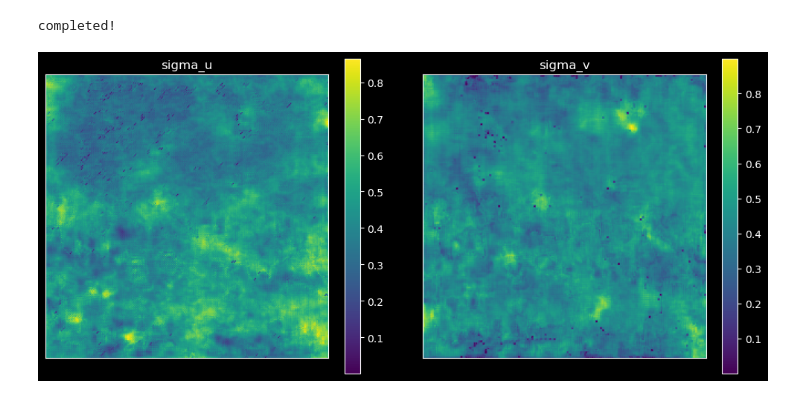
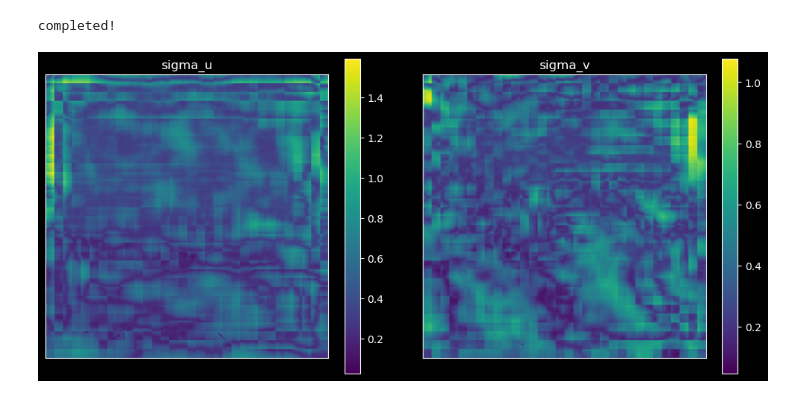
Before and after one commit to HardingPan/UR, a Jupyter notebook: baseline/multimodel-compare.ipynb, the cells around one changed output. Cells and saved outputs as stored; diff of their text form; code cells hidden in the pictures.

```diff
--- a/baseline/multimodel-compare.ipynb
+++ b/baseline/multimodel-compare.ipynb
@@ -65,30 +67,30 @@ detransform has competed
 # %%
-model_path = '/home/panding/code/UR/ur-model/validation-3.pt'
+model_path = '/home/panding/code/UR/ur-model/backstep-2.pt'
 my_device = torch.device("cuda" if torch.cuda.is_available() else "cpu")
 
 data = np.load(datas_ur[0])
 data = data[:4]
 
 uncertainty = Ur(data, path=model_path, device=my_device)
 sigma_u_ur, sigma_v_ur = uncertainty.get_sigma()
 
 plt.figure(figsize=(12,8))
 
 plt.subplot(1, 2, 1)
 plt.title('sigma_u')
 plt.xticks([])
 plt.yticks([])
 plt.imshow(np.abs(sigma_u_ur.transpose(1, 2, 0)))
 plt.colorbar(fraction=0.05)
 
 plt.subplot(1, 2, 2)
 plt.title('sigma_v')
 plt.xticks([])
 plt.yticks([])
 plt.imshow(np.abs(sigma_v_ur.transpose(1, 2, 0)))
 plt.colorbar(fraction=0.05)
 
 plt.show()
 # %% [output]
 completed!
-[figure, old version]
+[figure, new version]
```
Also changed, not shown: parts of 4 cells of this notebook, 10 other files.
